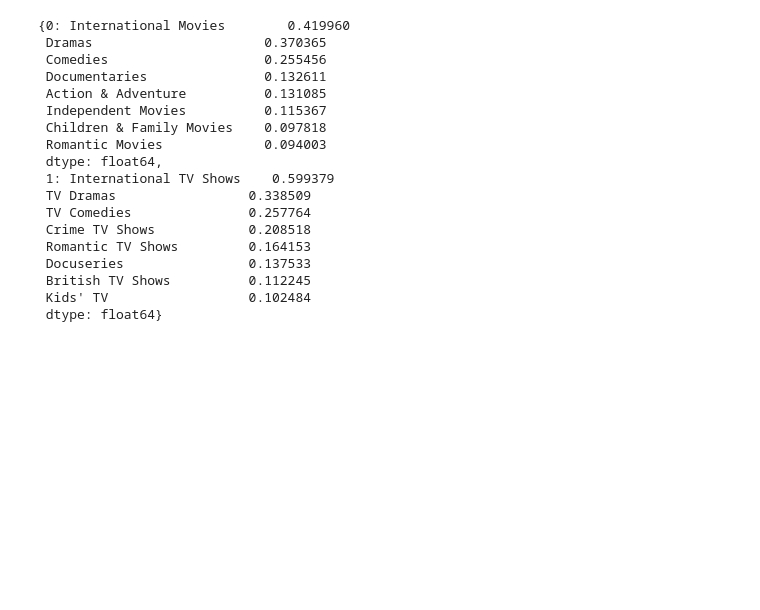
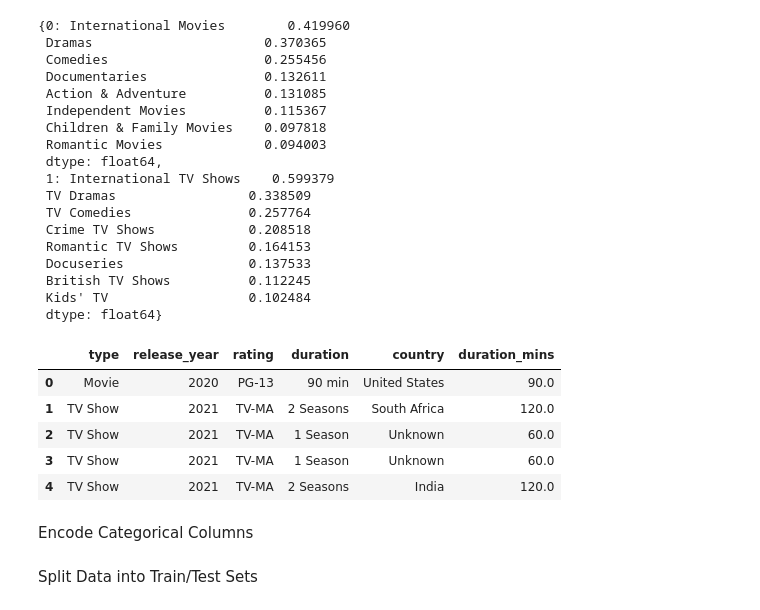
Before and after one commit to Savindi2002/Netflix-Data-Analysis, a Jupyter notebook: notebooks/netflix_analysis.ipynb, the cells around one changed output. Cells and saved outputs as stored; diff of their text form; code cells hidden in the pictures; blank space fills up the shorter version.

```diff
--- a/notebooks/netflix_analysis.ipynb
+++ b/notebooks/netflix_analysis.ipynb
@@ -616,3 +620,31 @@ cluster_genre_profile
  British TV Shows          0.112245
  Kids' TV                  0.102484
  dtype: float64}
+# %%
+# Select relevant columns
+ml_df = df[['type', 'release_year', 'rating', 'duration', 'country']].copy()
+
+# Drop missing values
+ml_df = ml_df.dropna()
+
+# Convert duration to numeric (e.g., "90 min" -> 90)
+def convert_duration(x):
+    if 'min' in x:
+        return int(x.replace(' min', ''))
+    elif 'Season' in x:
+        return int(x.split()[0]) * 60  # treating 1 season ≈ 60 mins
+    else:
+        return np.nan
+
+ml_df['duration_mins'] = ml_df['duration'].apply(convert_duration)
+ml_df = ml_df.dropna(subset=['duration_mins'])
+ml_df.head()
+# %% [output]
+|  | type | release_year | rating | duration | country | duration_mins |
+| 0 | Movie | 2020 | PG-13 | 90 min | United States | 90.0 |
+| 1 | TV Show | 2021 | TV-MA | 2 Seasons | South Africa | 120.0 |
+| 2 | TV Show | 2021 | TV-MA | 1 Season | Unknown | 60.0 |
+| 3 | TV Show | 2021 | TV-MA | 1 Season | Unknown | 60.0 |
+| 4 | TV Show | 2021 | TV-MA | 2 Seasons | India | 120.0 |
+# %% [markdown]
+Encode Categorical Columns
@@ -618,0 +665,2 @@ cluster_genre_profile
+# %% [markdown]
+Split Data into Train/Test Sets
```
Also changed, not shown: parts of 12 cells of this notebook.
